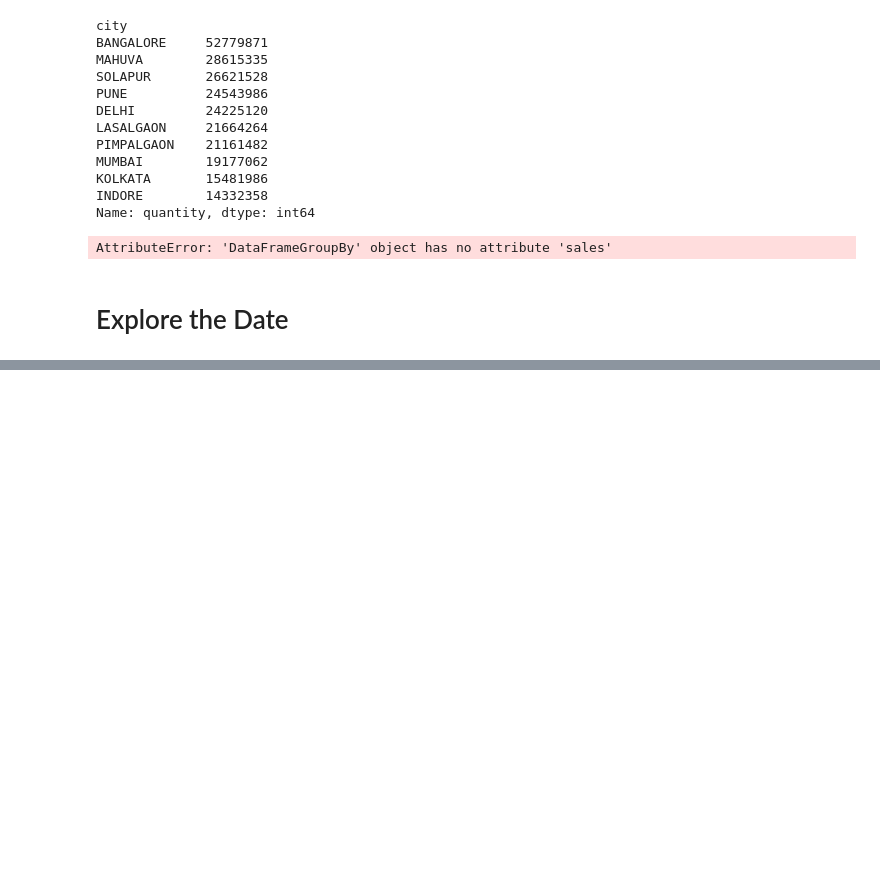
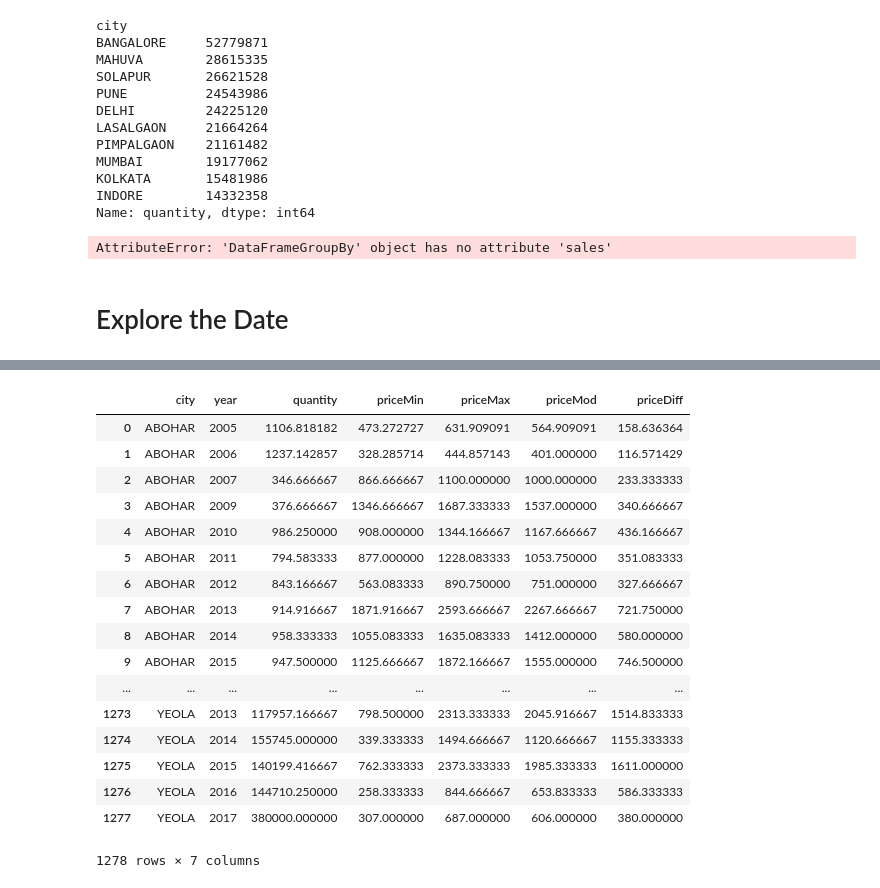
Before and after one commit to akshar/art-data-science, a Jupyter notebook: notebook/onion/onion_practice.ipynb, the cells around one changed output, grey strips where cells are left out. Saved outputs shown, nothing was run; the diff lists cells and outputs as text; code cells hidden in the pictures; blank space fills up the shorter version.

```diff
--- a/notebook/onion/onion_practice.ipynb
+++ b/notebook/onion/onion_practice.ipynb
@@ -463,0 +511,4 @@ AttributeError: 'DataFrameGroupBy' object has no attribute 'sales'
+# %%
+df2 = raw.copy()
+# %%
+df2["priceDiff"] = df2.priceMax - df2.priceMin
@@ -463,0 +536,21 @@ AttributeError: 'DataFrameGroupBy' object has no attribute 'sales'
+# %%
+df2.groupby(['city', 'year'],as_index = False).mean()
+# %% [output]
+|  | city | year | quantity | priceMin | priceMax | priceMod | priceDiff |
+| 0 | ABOHAR | 2005 | 1106.818182 | 473.272727 | 631.909091 | 564.909091 | 158.636364 |
+| 1 | ABOHAR | 2006 | 1237.142857 | 328.285714 | 444.857143 | 401.000000 | 116.571429 |
+| 2 | ABOHAR | 2007 | 346.666667 | 866.666667 | 1100.000000 | 1000.000000 | 233.333333 |
+| 3 | ABOHAR | 2009 | 376.666667 | 1346.666667 | 1687.333333 | 1537.000000 | 340.666667 |
+| 4 | ABOHAR | 2010 | 986.250000 | 908.000000 | 1344.166667 | 1167.666667 | 436.166667 |
+| 5 | ABOHAR | 2011 | 794.583333 | 877.000000 | 1228.083333 | 1053.750000 | 351.083333 |
+| 6 | ABOHAR | 2012 | 843.166667 | 563.083333 | 890.750000 | 751.000000 | 327.666667 |
+| 7 | ABOHAR | 2013 | 914.916667 | 1871.916667 | 2593.666667 | 2267.666667 | 721.750000 |
+| 8 | ABOHAR | 2014 | 958.333333 | 1055.083333 | 1635.083333 | 1412.000000 | 580.000000 |
+| 9 | ABOHAR | 2015 | 947.500000 | 1125.666667 | 1872.166667 | 1555.000000 | 746.500000 |
+| ... | ... | ... | ... | ... | ... | ... | ... |
+| 1273 | YEOLA | 2013 | 117957.166667 | 798.500000 | 2313.333333 | 2045.916667 | 1514.833333 |
+| 1274 | YEOLA | 2014 | 155745.000000 | 339.333333 | 1494.666667 | 1120.666667 | 1155.333333 |
+| 1275 | YEOLA | 2015 | 140199.416667 | 762.333333 | 2373.333333 | 1985.333333 | 1611.000000 |
+| 1276 | YEOLA | 2016 | 144710.250000 | 258.333333 | 844.666667 | 653.833333 | 586.333333 |
+| 1277 | YEOLA | 2017 | 380000.000000 | 307.000000 | 687.000000 | 606.000000 | 380.000000 |
+1278 rows × 7 columns
```
Also changed, not shown: parts of 19 cells of this notebook.
